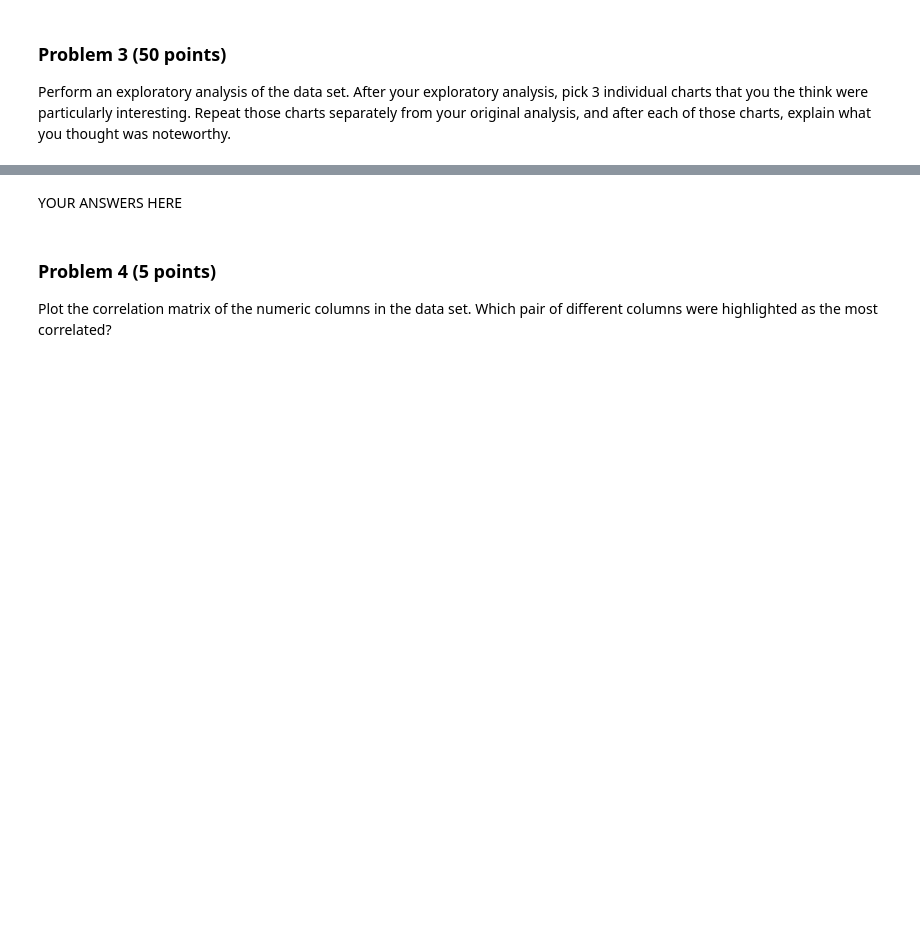
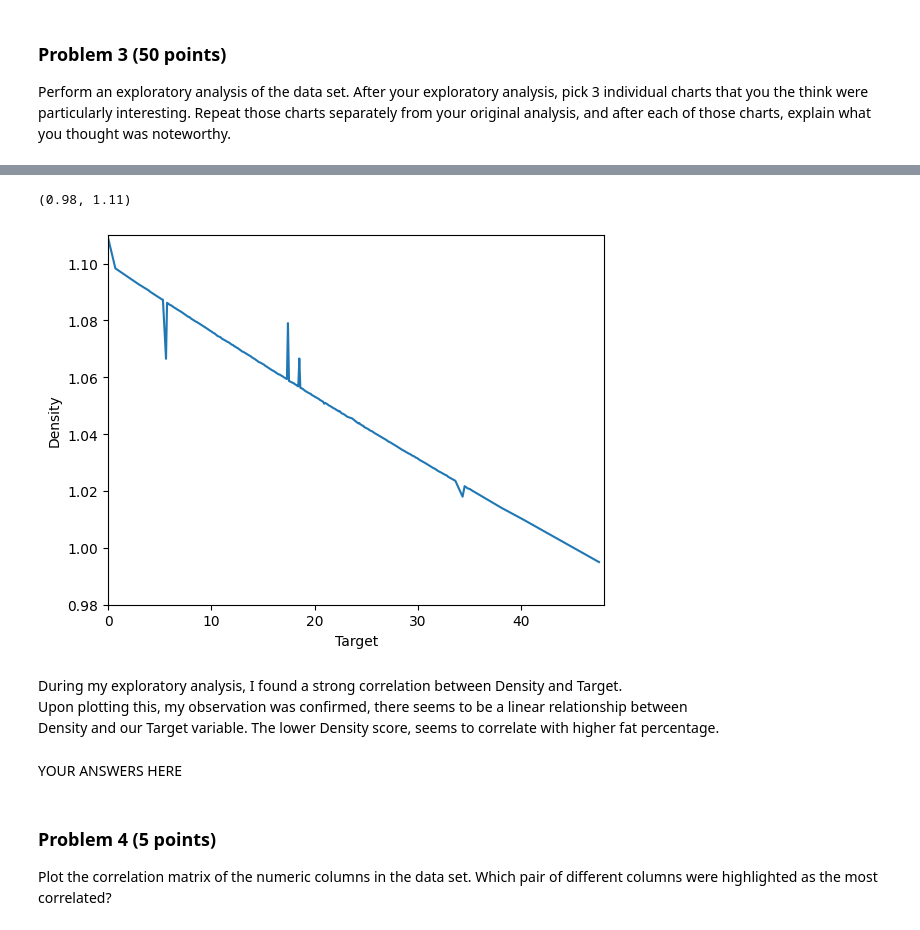
Before and after one commit to JonG-2025/dx602-final-project, a Jupyter notebook: project.ipynb, the cells around one changed output, grey strips where cells are left out. Cells and saved outputs as stored; diff of their text form; code cells hidden in the pictures; blank space fills up the shorter version.

```diff
--- a/project.ipynb
+++ b/project.ipynb
@@ -136,3 +168,16 @@ Repeat those charts separately from your original analysis, and after each of th
+# %%
+body_fat_df.groupby("target")["Density"].mean(numeric_only=True).plot()
+plt.xlabel("Target")
+plt.ylabel("Density")
+plt.xlim(0, 48)
+plt.ylim(.98, 1.11)
+# %% [output]
+(0.98, 1.11)
+[figure, added]
+# %% [markdown]
+During my exploratory analysis, I found a strong correlation between Density and Target. <br>
+Upon plotting this, my observation was confirmed, there seems to be a linear relationship between <br>
+Density and our Target variable. The lower Density score, seems to correlate with higher fat percentage.
 # %% [markdown]
 YOUR ANSWERS HERE
 # %% [markdown]
```
Also changed, not shown: parts of 3 cells of this notebook.
